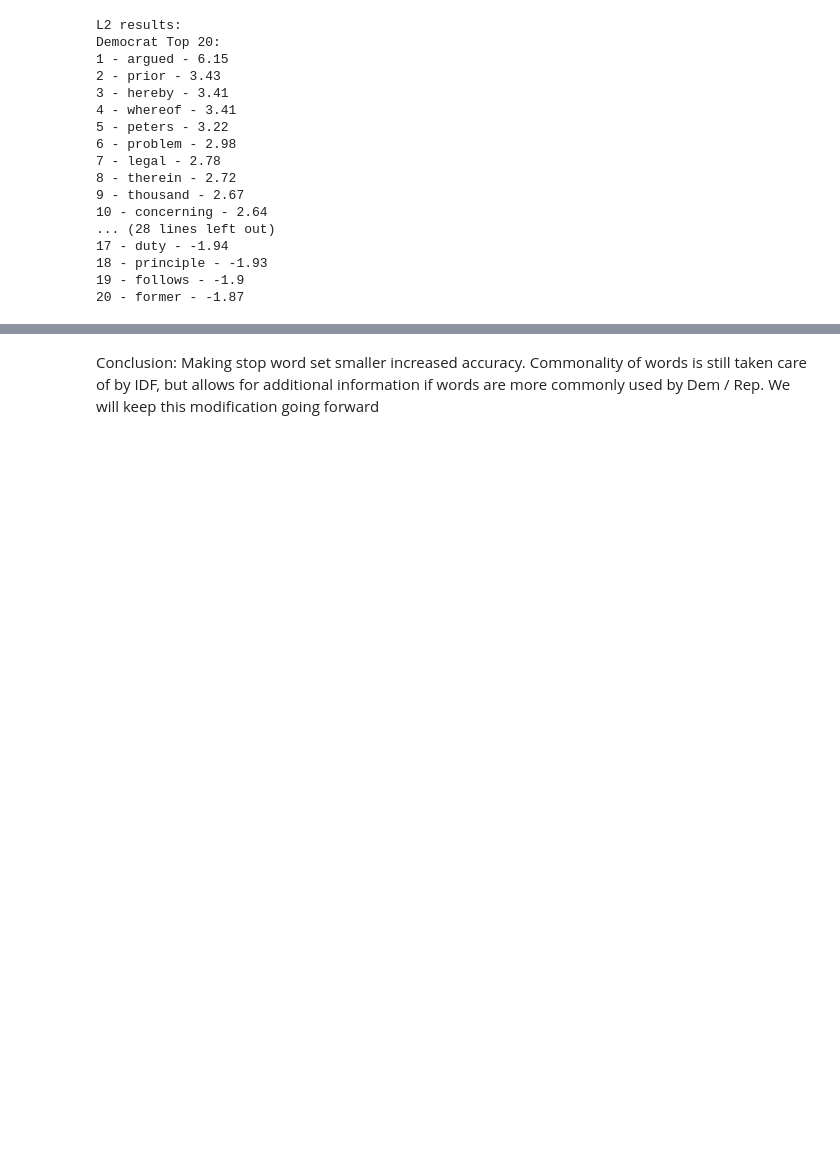
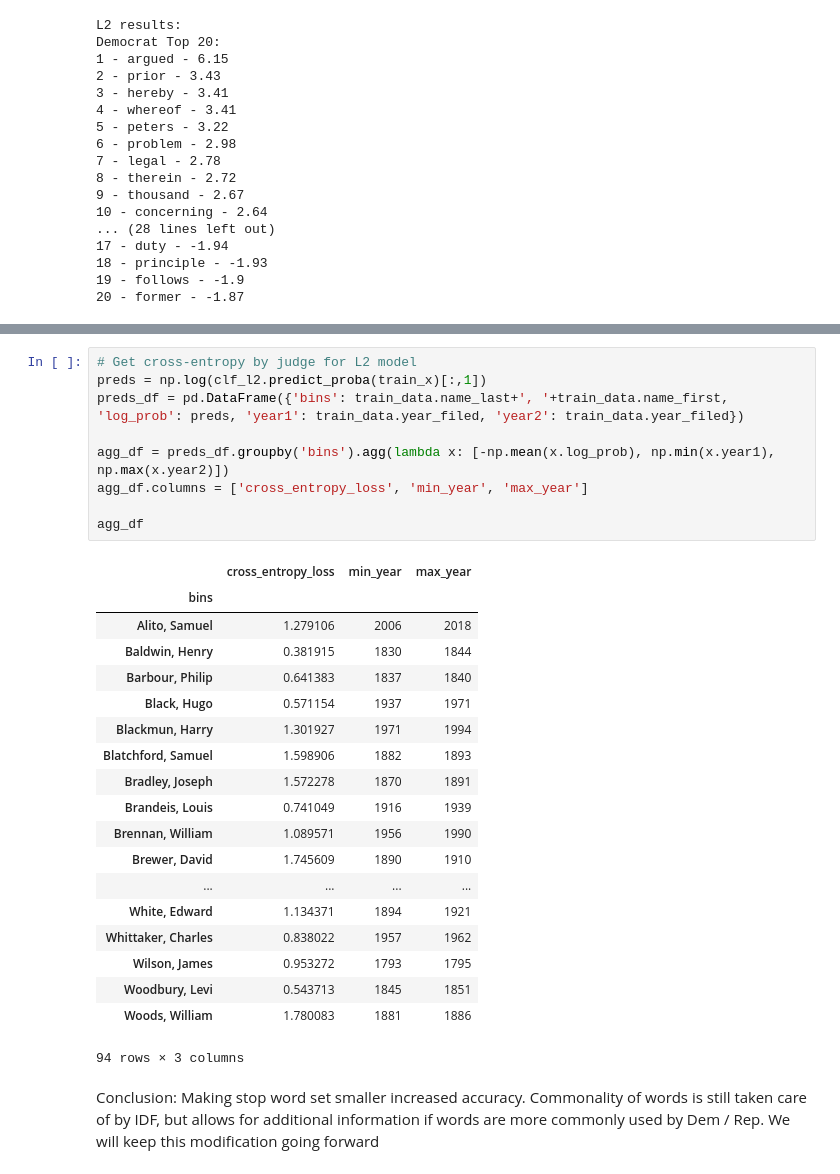
Before and after one commit to kr900910/supreme_court_opinion, a Jupyter notebook: Baseline.ipynb, the cells around one changed output, grey strips where cells are left out. Cells and saved outputs as stored; diff of their text form; blank space fills up the shorter version.

```diff
--- a/Baseline.ipynb
+++ b/Baseline.ipynb
@@ -1369,3 +1402,32 @@ agg_df
+# %%
+# Get cross-entropy by judge for L2 model
+preds = np.log(clf_l2.predict_proba(train_x)[:,1])
+preds_df = pd.DataFrame({'bins': train_data.name_last+', '+train_data.name_first, 'log_prob': preds, 'year1': train_data.year_filed, 'year2': train_data.year_filed})
+
+agg_df = preds_df.groupby('bins').agg(lambda x: [-np.mean(x.log_prob), np.min(x.year1), np.max(x.year2)])
+agg_df.columns = ['cross_entropy_loss', 'min_year', 'max_year']
+
+agg_df
+# %% [output]
+|  | cross_entropy_loss | min_year | max_year |
+| bins |  |  |  |
+| Alito, Samuel | 1.279106 | 2006 | 2018 |
+| Baldwin, Henry | 0.381915 | 1830 | 1844 |
+| Barbour, Philip | 0.641383 | 1837 | 1840 |
+| Black, Hugo | 0.571154 | 1937 | 1971 |
+| Blackmun, Harry | 1.301927 | 1971 | 1994 |
+| Blatchford, Samuel | 1.598906 | 1882 | 1893 |
+| Bradley, Joseph | 1.572278 | 1870 | 1891 |
+| Brandeis, Louis | 0.741049 | 1916 | 1939 |
+| Brennan, William | 1.089571 | 1956 | 1990 |
+| Brewer, David | 1.745609 | 1890 | 1910 |
+| ... | ... | ... | ... |
+| White, Edward | 1.134371 | 1894 | 1921 |
+| Whittaker, Charles | 0.838022 | 1957 | 1962 |
+| Wilson, James | 0.953272 | 1793 | 1795 |
+| Woodbury, Levi | 0.543713 | 1845 | 1851 |
+| Woods, William | 1.780083 | 1881 | 1886 |
+94 rows × 3 columns
 # %% [markdown]
 Conclusion: Making stop word set smaller increased accuracy. Commonality of words is still taken care of by IDF, but allows for additional information if words are more commonly used by Dem / Rep. We will keep this modification going forward
 # %% [markdown]
```
Also changed, not shown: parts of 7 cells of this notebook.
